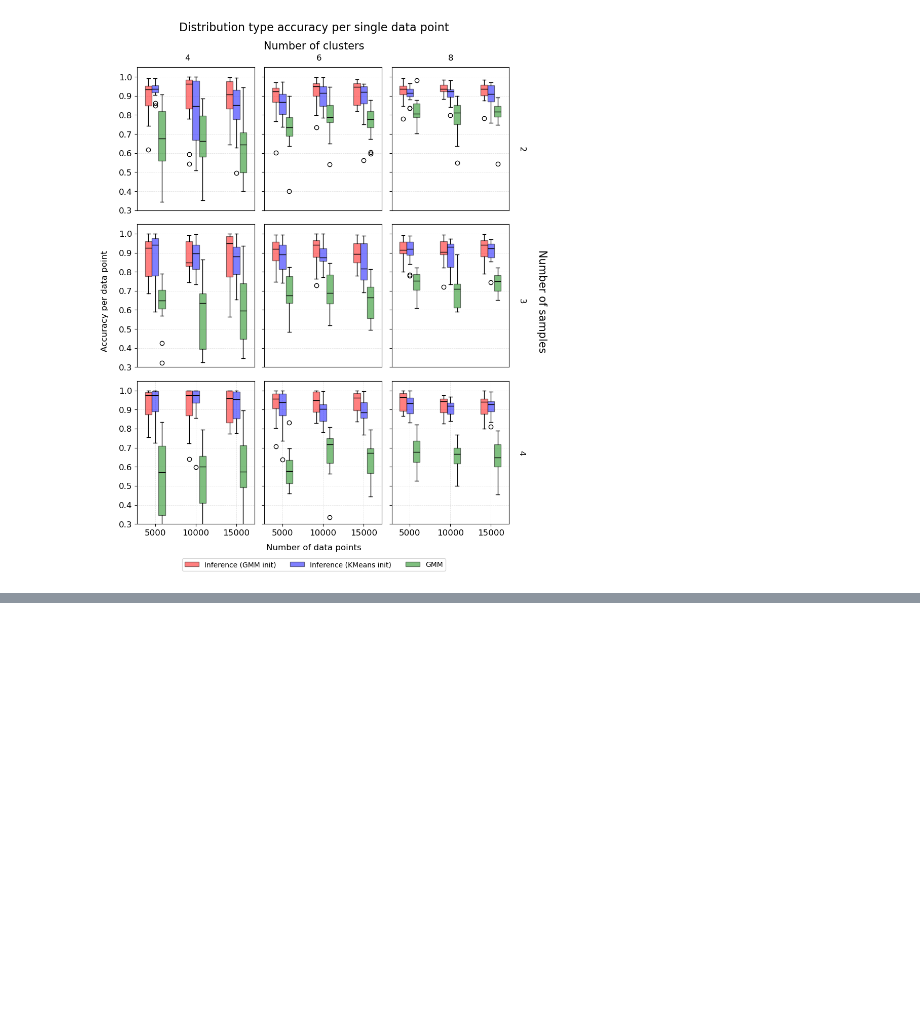
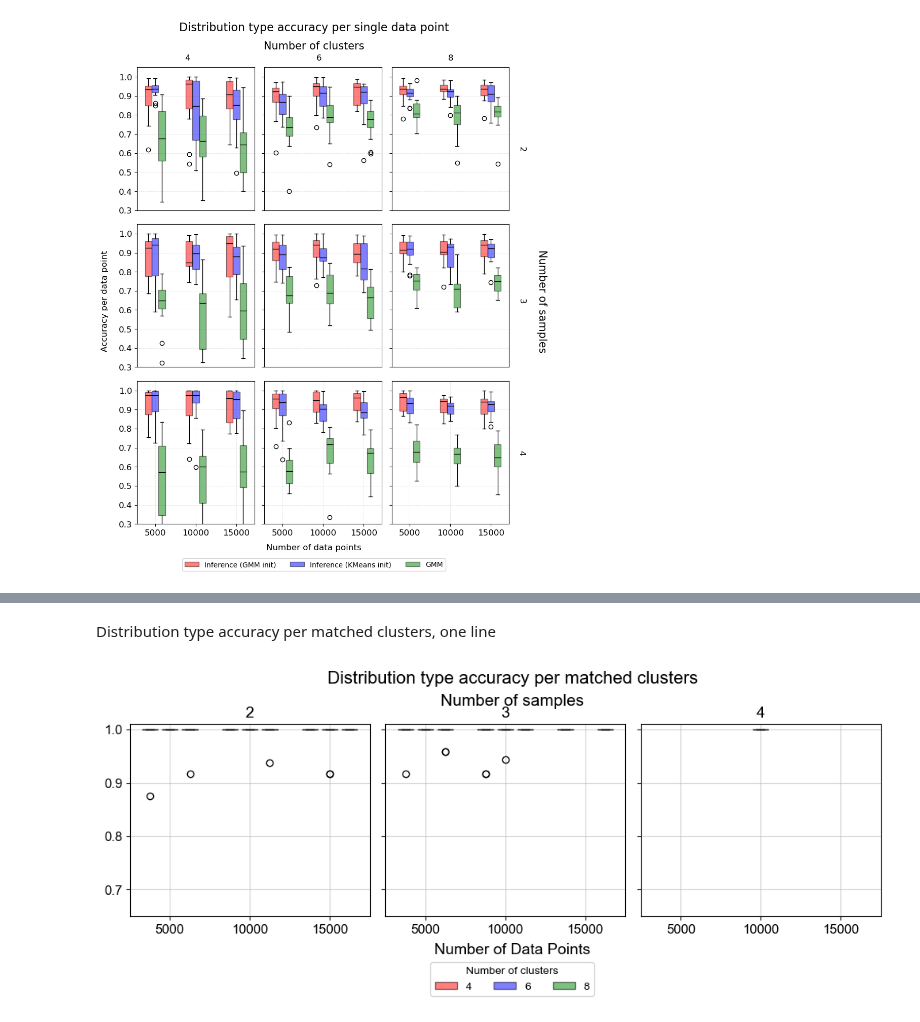
Before and after one commit to caravagnalab/MOBSTERm, a Jupyter notebook: test_generative/general_boxplots_analysis.ipynb, the cells around one changed output, grey strips where cells are left out. Cells and saved outputs as stored; diff of their text form; code cells hidden in the pictures; blank space fills up the shorter version.

```diff
--- a/test_generative/general_boxplots_analysis.ipynb
+++ b/test_generative/general_boxplots_analysis.ipynb
@@ -885,0 +1739,79 @@ plt.show()
+# %% [markdown]
+Distribution type accuracy per matched clusters, one line
+# %%
+colors = ['red', 'blue', 'green']  # Colors for clusters
+
+# Initialize figure with 1 row and 3 columns
+fig, axes = plt.subplots(1, len(D_values), figsize=(12, 4), sharey=True)
+base_pos_eps = 2
+for i, D in enumerate(D_values):
+    ax = axes[i]
+    ax.grid(True, linestyle="-", alpha=0.6)  # Dashed grid with slight transparency
+for i, D in enumerate(D_values):
+    ax = axes[i]
+
+    all_positions = []
+    all_boxplots = []
+
+    for j, N in enumerate(N_values):
+        base_position = j * base_pos_eps  # Ensures spacing between different N values
+
+        for k, (K, color) in enumerate(zip(K_values, colors)):
+            metrics_key = f"N_{N}_K_{K}_D_{D}"
+            metrics_gmm = np.array(accuracy_gmm.get(metrics_key, []))
+            # print(accuracy_gmm)
+            pos = base_position + (k - 1) * 0.5  # Position within the section
+            all_positions.append(pos)
+
+            box_gmm = ax.boxplot(
+                metrics_gmm, positions=[pos], notch=False, patch_artist=True, widths=0.4
+            )
+
+            for patch in box_gmm['boxes']:
+                patch.set_facecolor(color)
+                patch.set_alpha(0.5)
+                patch.set_edgecolor('black')
+                patch.set_linewidth(1)
+
+            for median in box_gmm['medians']:
+                median.set_color('black')
+                median.set_linewidth(1)
+
+            all_boxplots.append(box_gmm)
+
+    # Set x-ticks to indicate number of data points
+    group_centers = [j * base_pos_eps for j in range(len(N_values))]  # Matches `base_position`
+
+    ax.set_xticks(group_centers)  # Set computed centers as tick positions
+    ax.set_xticklabels([str(N) for N in N_values], fontsize=12)
+
+    ax.set_title(f"{D}", fontsize=14)
+    ax.set_ylim([0.0, 1.01])  # Adjust y-axis limits
+    ax.tick_params(axis='y', labelsize=12)
+
+# Add overall labels
+fig.text(0.5, 0.95, 'Distribution type accuracy per matched clusters', ha='center', va='center', fontsize=16)
+fig.text(0.5, 0.08, 'Number of Data Points', ha='center', fontsize=14)
+fig.text(0.5, 0.88, 'Number of samples', va='center', ha='center', fontsize=15)
+
+# fig.text(0.08, 0.5, 'Accuracy per Cluster', va='center', rotation='vertical', fontsize=14)
+
+legend_elements = [
+    Patch(facecolor='red', edgecolor='black', alpha=0.5, label='4'),
+    Patch(facecolor='blue', edgecolor='black', alpha=0.5, label='6'),
+    Patch(facecolor='green', edgecolor='black', alpha=0.5, label='8')
+]
+
+fig.legend(
+    handles=legend_elements,
+    title="Number of clusters",  # Add a title
+    loc='lower center',  # Position the legend below the plot
+    bbox_to_anchor=(0.5, -0.07),  # Center the legend horizontally below the plot
+    ncol=3,  # Arrange entries in two columns for horizontal layout
+    fontsize=10,  # Font size for the legend labels
+)
+plt.ylim([0.65, 1.01])
+plt.tight_layout(rect=[0.05, 0.1, 0.9, 0.9])
+plt.show()
+# %% [output]
+[figure, added]
```
Also changed, not shown: parts of 38 cells of this notebook, 11 other files.
